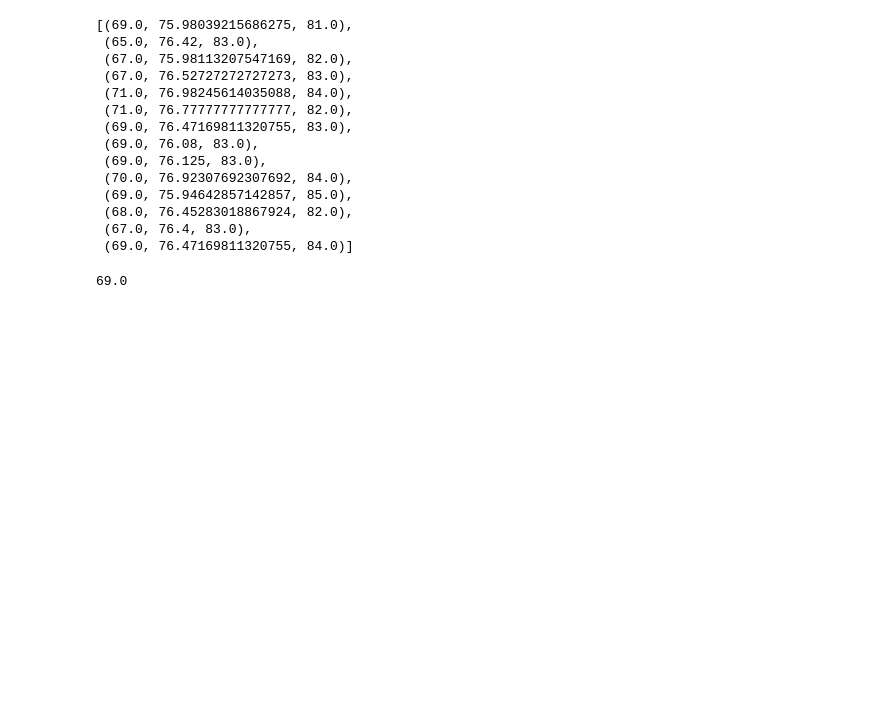
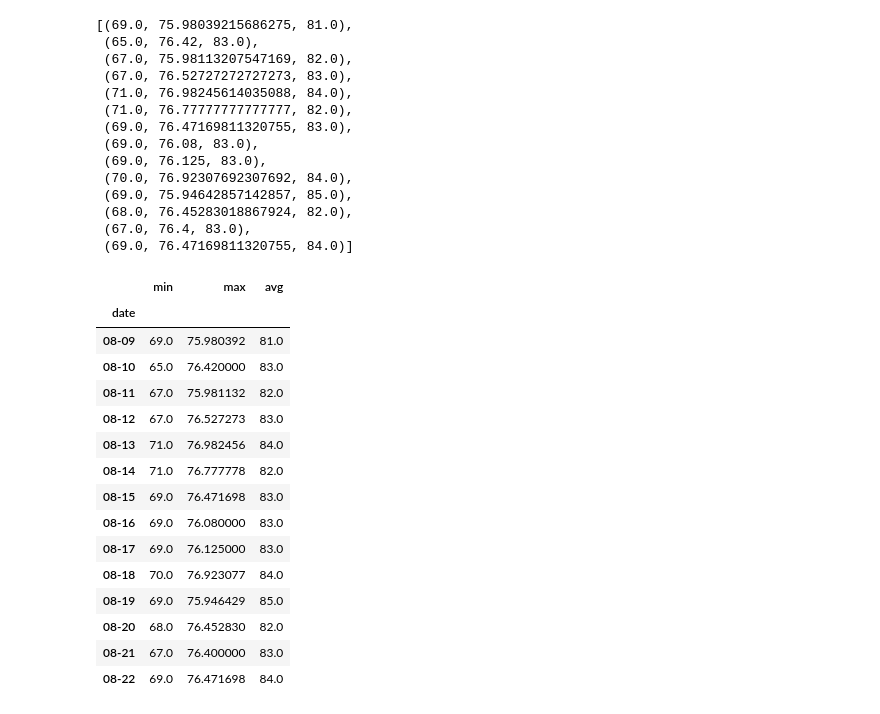
Before and after one commit to coconutpep/Hawaii-Weather-Visualization, a Jupyter notebook: climate.ipynb, the cells around one changed output. Cells and saved outputs as stored; diff of their text form; code cells hidden in the pictures; blank space fills up the shorter version.

Commit message:
created df of normal data

```diff
--- a/climate.ipynb
+++ b/climate.ipynb
@@ -231,8 +231,28 @@ normals
  (69.0, 76.47169811320755, 84.0)]
 # %%
 # Load the previous query results into a Pandas DataFrame and add the `trip_dates` range as the `date` index
-normals[0][0]
+mins = [normals[i][0] for i in range(0, len(normals))]
+maxes = [normals[i][1] for i in range(0, len(normals))]
+avgs = [normals[i][2] for i in range(0, len(normals))]
+normal_df = pd.DataFrame({'date':strpdates, 'min':mins, 'max':maxes, 'avg':avgs})
+normal_df.set_index('date', inplace=True)
+normal_df
 # %% [output]
-69.0
+|  | min | max | avg |
+| date |  |  |  |
+| 08-09 | 69.0 | 75.980392 | 81.0 |
+| 08-10 | 65.0 | 76.420000 | 83.0 |
+| 08-11 | 67.0 | 75.981132 | 82.0 |
+| 08-12 | 67.0 | 76.527273 | 83.0 |
+| 08-13 | 71.0 | 76.982456 | 84.0 |
+| 08-14 | 71.0 | 76.777778 | 82.0 |
+| 08-15 | 69.0 | 76.471698 | 83.0 |
+| 08-16 | 69.0 | 76.080000 | 83.0 |
+| 08-17 | 69.0 | 76.125000 | 83.0 |
+| 08-18 | 70.0 | 76.923077 | 84.0 |
+| 08-19 | 69.0 | 75.946429 | 85.0 |
+| 08-20 | 68.0 | 76.452830 | 82.0 |
+| 08-21 | 67.0 | 76.400000 | 83.0 |
+| 08-22 | 69.0 | 76.471698 | 84.0 |
 # %%
 # Plot the daily normals as an area plot with `stacked=False`
```
